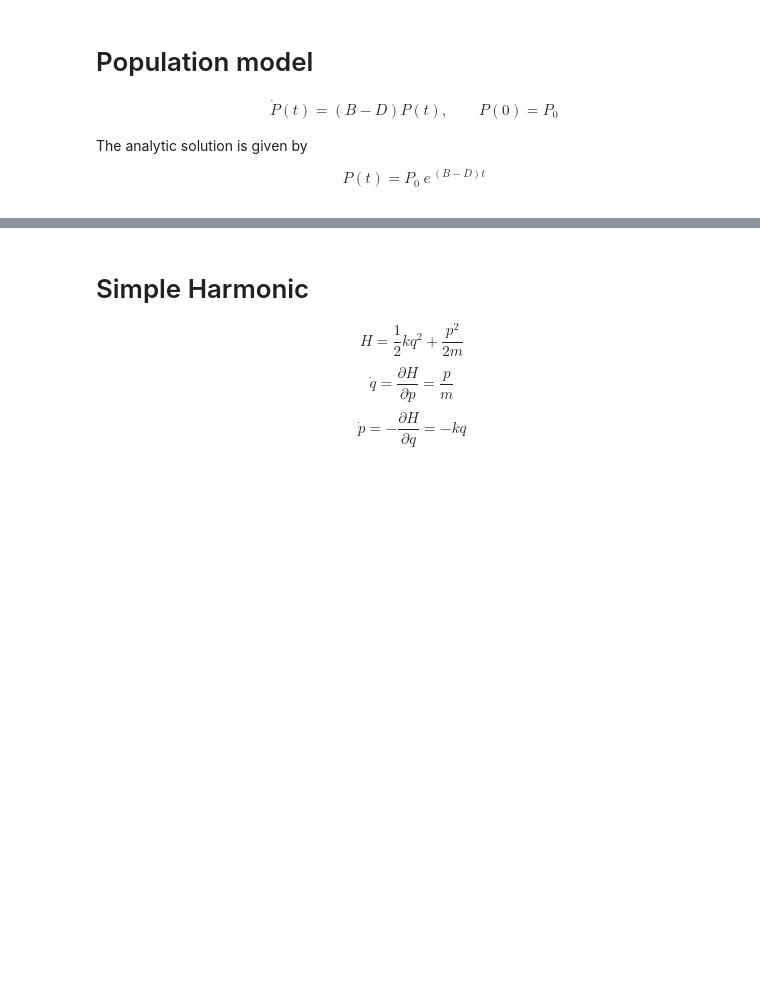
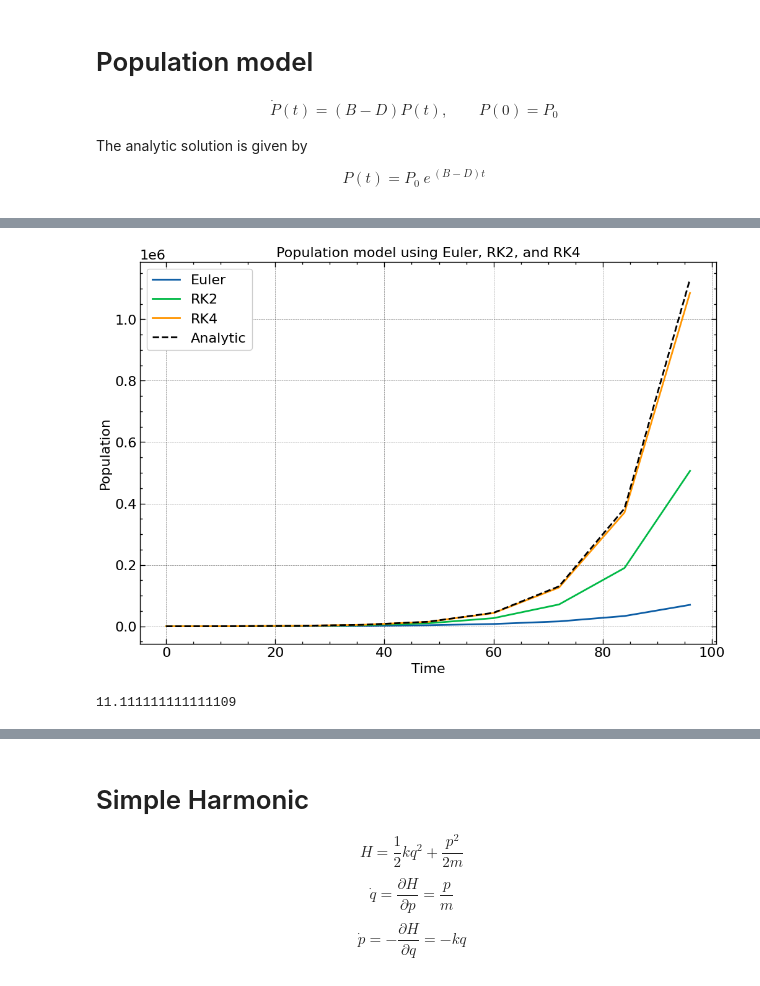
Before and after one commit to liuqiyucn/170N, a Jupyter notebook: project1/proj_1_DynamicsTest.ipynb, the cells around one changed output, grey strips where cells are left out. Cells and saved outputs as stored; diff of their text form; code cells hidden in the pictures; blank space fills up the shorter version.

```diff
--- a/project1/proj_1_DynamicsTest.ipynb
+++ b/project1/proj_1_DynamicsTest.ipynb
@@ -47,0 +50,6 @@ test_dynamics_solve(birth_rate=0.1, death_rate=0.01, P0=200 ,stepSize=0.1, total
+# %%
+test_dynamics_solve(birth_rate=0.1, death_rate=0.01, P0=200 ,stepSize=12, total_time=100)
+print(1/np.abs(0.1-0.01))
+# %% [output]
+[figure, added]
+11.111111111111109
```
Also changed, not shown: parts of 12 cells of this notebook, 2 other files.
